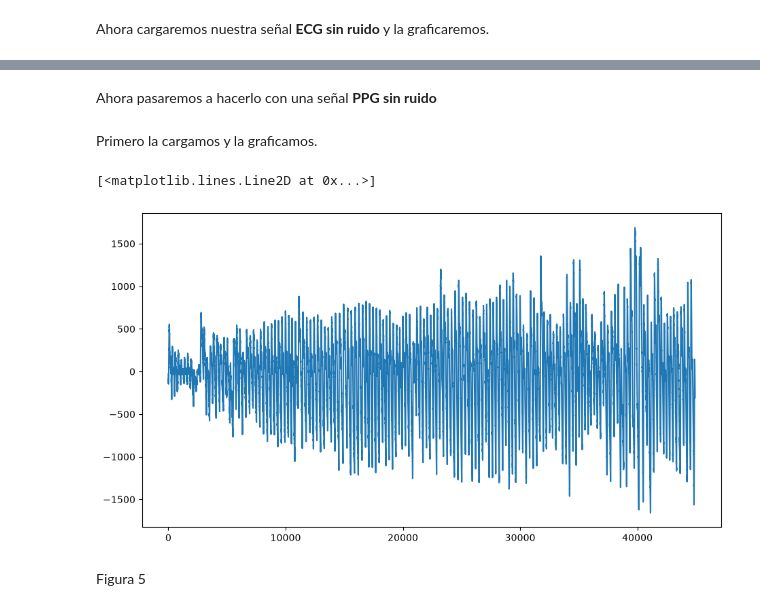
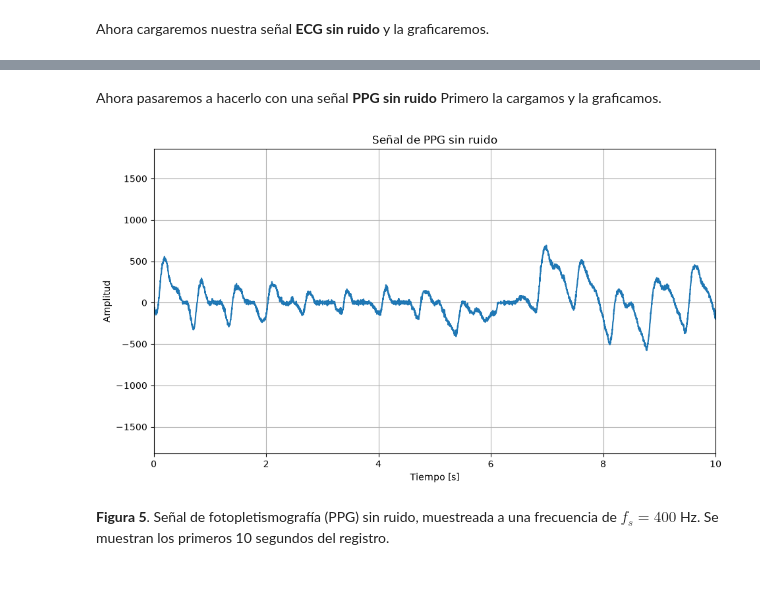
Before and after one commit to CristobalCs/APS, a Jupyter notebook: aps_entregas/TS5/TS5_Contador.ipynb, the cells around one changed output, grey strips where cells are left out. Saved outputs shown, nothing was run; the diff lists cells and outputs as text; code cells hidden in the pictures; blank space fills up the shorter version.

```diff
--- a/aps_entregas/TS5/TS5_Contador.ipynb
+++ b/aps_entregas/TS5/TS5_Contador.ipynb
@@ -166,16 +209,22 @@ Figura 4
 # %% [markdown]
 Ahora pasaremos a hacerlo con una señal **PPG sin ruido**
+Primero la cargamos y la graficamos.
-# %% [markdown]
-Primero la cargamos y la graficamos.
 # %%
 fs_ppg_sinruido = 400 # Hz
 
 ppg_sinruido = np.load('ppg_sin_ruido.npy')
 
+t_ppg_sinruido = np.arange(len(ppg_sinruido)) / fs_ppg_sinruido
+
 plt.figure(figsize=(11, 6))
-plt.plot(ppg_sinruido)
+plt.plot(t_ppg_sinruido, ppg_sinruido)
+plt.title('Señal de PPG sin ruido')
+plt.xlabel('Tiempo [s]')
+plt.ylabel('Amplitud')
+plt.xlim(0, 10)
+plt.grid()
+plt.show()
 # %% [output]
-[<matplotlib.lines.Line2D at 0x...>]
-[figure, old version]
+[figure, new version]
 # %% [markdown]
-Figura 5
+**Figura 5**. Señal de fotopletismografía (PPG) sin ruido, muestreada a una frecuencia de $f_s = 400$ Hz. Se muestran los primeros 10 segundos del registro.
```
Also changed, not shown: parts of 78 cells of this notebook.
